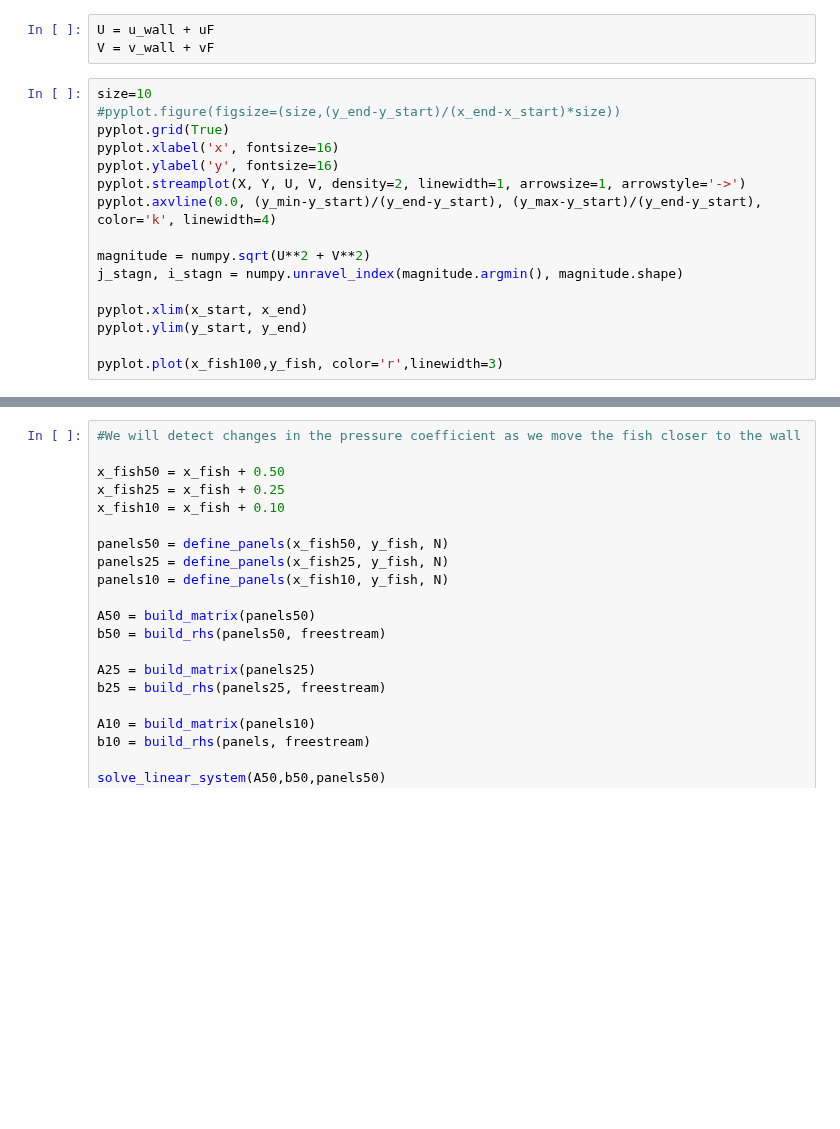
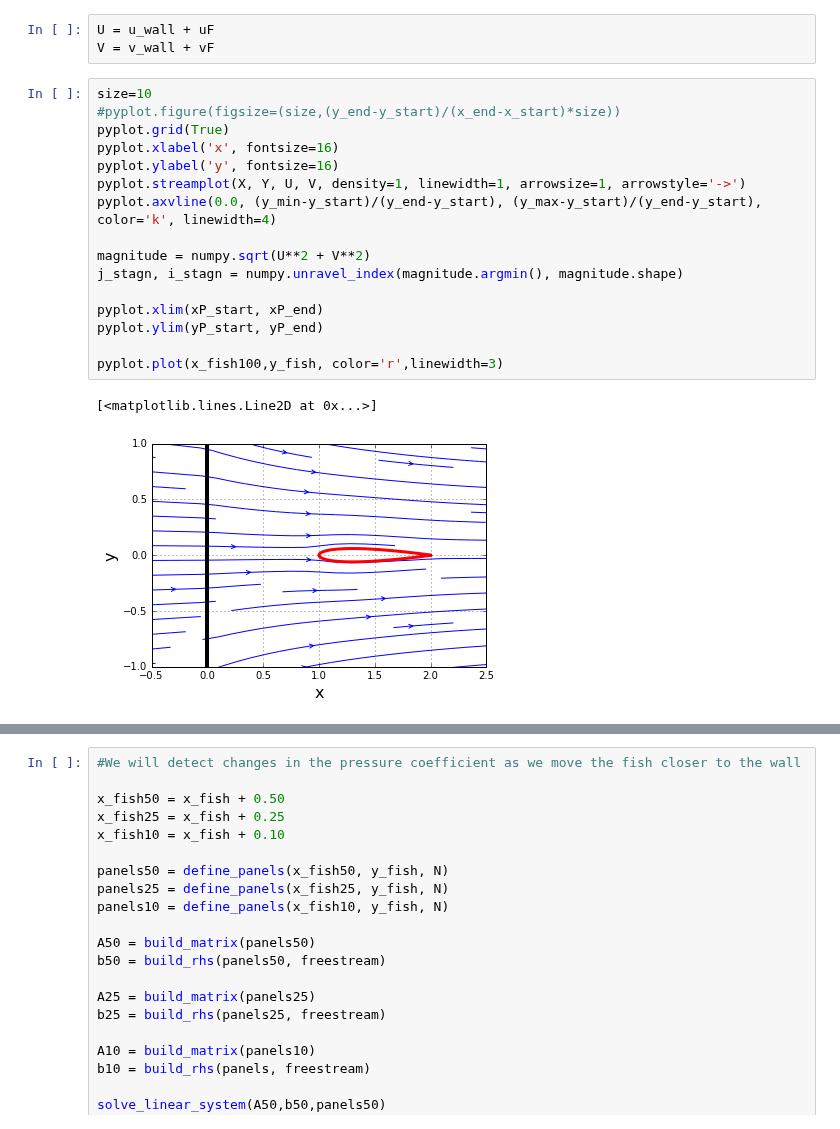
Before and after one commit to barbagroup/AeroPython-studentprojects2017, a Jupyter notebook: alexabaumer/Baumer_project.ipynb, the cells around one changed output, grey strips where cells are left out. Cells and saved outputs as stored; diff of their text form; blank space fills up the shorter version.

```diff
--- a/alexabaumer/Baumer_project.ipynb
+++ b/alexabaumer/Baumer_project.ipynb
@@ -389,19 +398,22 @@ V = v_wall + vF
 # %%
 size=10
 #pyplot.figure(figsize=(size,(y_end-y_start)/(x_end-x_start)*size))
 pyplot.grid(True)
 pyplot.xlabel('x', fontsize=16)
 pyplot.ylabel('y', fontsize=16)
-pyplot.streamplot(X, Y, U, V, density=2, linewidth=1, arrowsize=1, arrowstyle='->')
+pyplot.streamplot(X, Y, U, V, density=1, linewidth=1, arrowsize=1, arrowstyle='->')
 pyplot.axvline(0.0, (y_min-y_start)/(y_end-y_start), (y_max-y_start)/(y_end-y_start), color='k', linewidth=4)
 
 magnitude = numpy.sqrt(U**2 + V**2)
 j_stagn, i_stagn = numpy.unravel_index(magnitude.argmin(), magnitude.shape)
 
-pyplot.xlim(x_start, x_end)
-pyplot.ylim(y_start, y_end)
+pyplot.xlim(xP_start, xP_end)
+pyplot.ylim(yP_start, yP_end)
 
 pyplot.plot(x_fish100,y_fish, color='r',linewidth=3)
+# %% [output]
+[<matplotlib.lines.Line2D at 0x...>]
+[figure, added]
 # %%
 # compute the pressure field
 cp = 1.0 - (U**2+V**2)/freestream.u_inf**2
```
Also changed, not shown: parts of 32 cells of this notebook.
